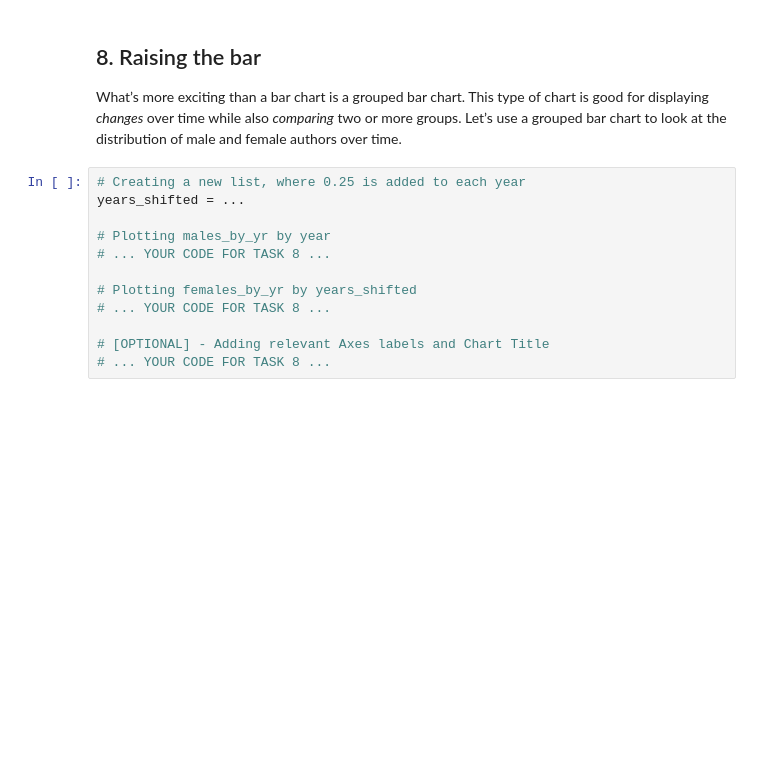
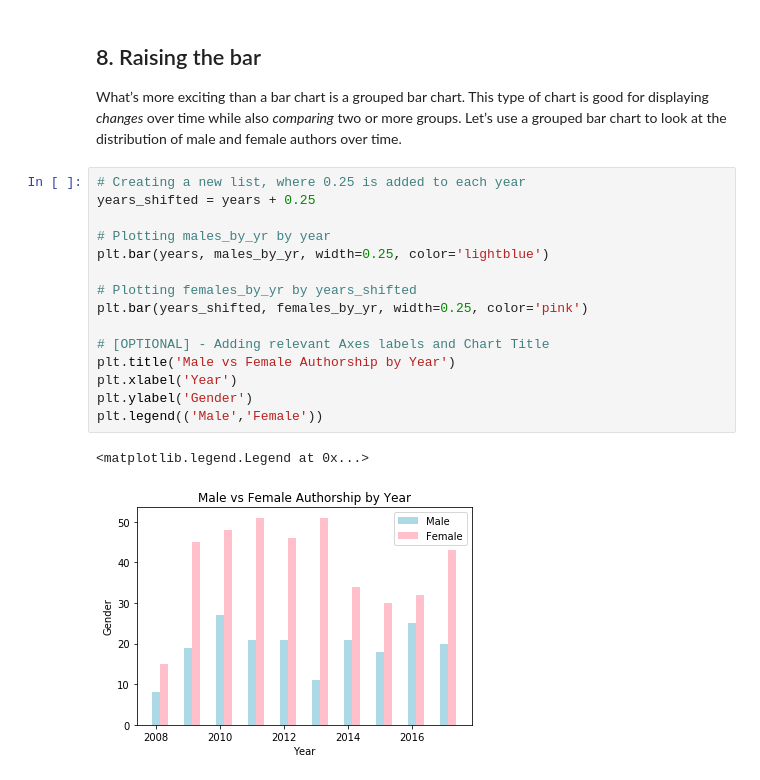
Before and after one commit to leighirving/Name-Game, a Jupyter notebook: notebook.ipynb, the cells around one changed output. Drawn from its saved outputs; the diff is of its cells as text; blank space fills up the shorter version.

Commit message:
Compare male and female authorship over time

```diff
--- a/notebook.ipynb
+++ b/notebook.ipynb
@@ -177,13 +180,19 @@ plt.ylabel('Unknown by Year')
 <p>What’s more exciting than a bar chart is a grouped bar chart. This type of chart is good for displaying <em>changes</em> over time while also <em>comparing</em> two or more groups. Let’s use a grouped bar chart to look at the distribution of male and female authors over time.</p>
 # %%
 # Creating a new list, where 0.25 is added to each year
-years_shifted = ...
+years_shifted = years + 0.25
 
 # Plotting males_by_yr by year
-# ... YOUR CODE FOR TASK 8 ...
+plt.bar(years, males_by_yr, width=0.25, color='lightblue')
 
 # Plotting females_by_yr by years_shifted
-# ... YOUR CODE FOR TASK 8 ...
+plt.bar(years_shifted, females_by_yr, width=0.25, color='pink')
 
 # [OPTIONAL] - Adding relevant Axes labels and Chart Title
-# ... YOUR CODE FOR TASK 8 ...
+plt.title('Male vs Female Authorship by Year')
+plt.xlabel('Year')
+plt.ylabel('Gender')
+plt.legend(('Male','Female'))
+# %% [output]
+<matplotlib.legend.Legend at 0x...>
+[figure, added]
```
Also changed, not shown: parts of 1 cell of this notebook.
